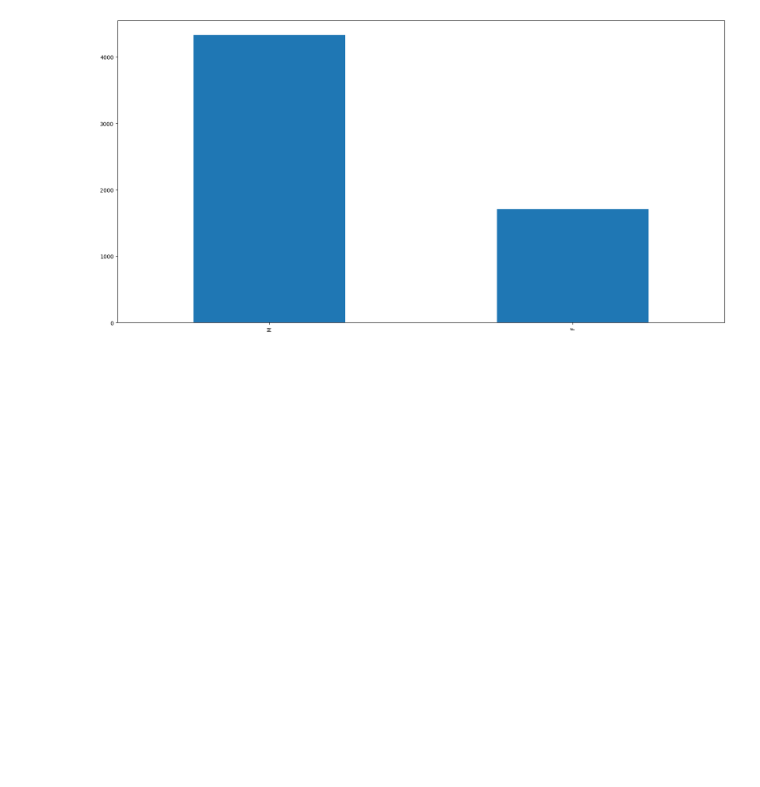
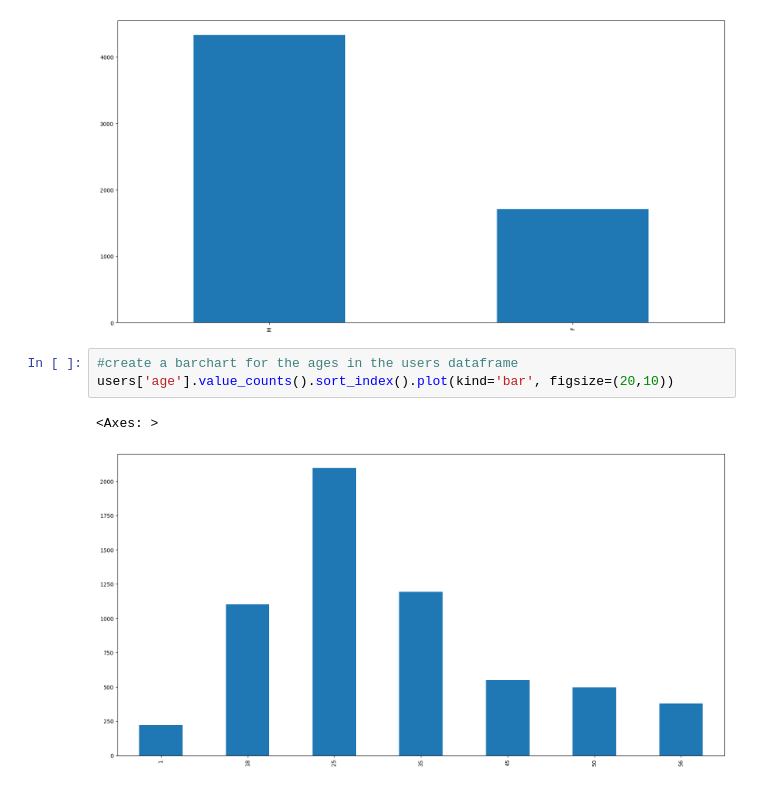
Before and after one commit to FabioArdi/morebo, a Jupyter notebook: main.ipynb, the cells around one changed output. Saved outputs shown, nothing was run; the diff lists cells and outputs as text; blank space fills up the shorter version.

Commit message:
added barchart for the gender, age and occupation

```diff
--- a/main.ipynb
+++ b/main.ipynb
@@ -160,3 +160,9 @@ users['gender'].value_counts().plot(kind='bar', figsize=(20,10))
 # %% [output]
 <Axes: >
 [figure]
+# %%
+#create a barchart for the ages in the users dataframe
+users['age'].value_counts().sort_index().plot(kind='bar', figsize=(20,10))
+# %% [output]
+<Axes: >
+[figure, added]
```
Also changed, not shown: parts of 1 cell of this notebook.
